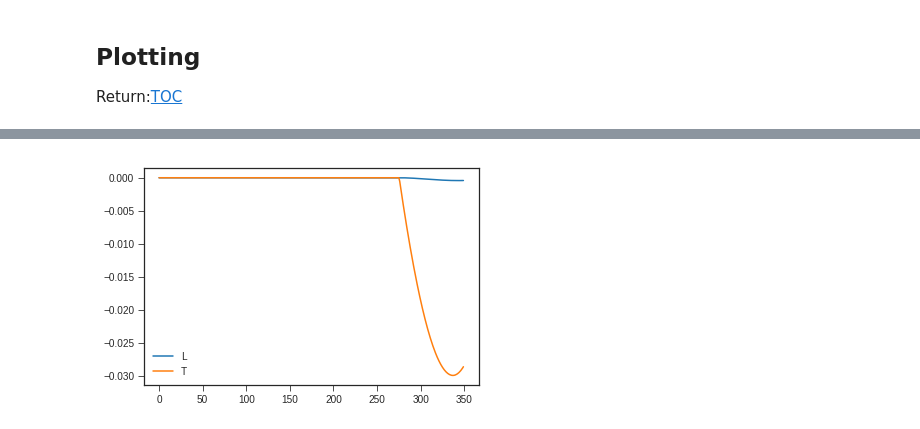
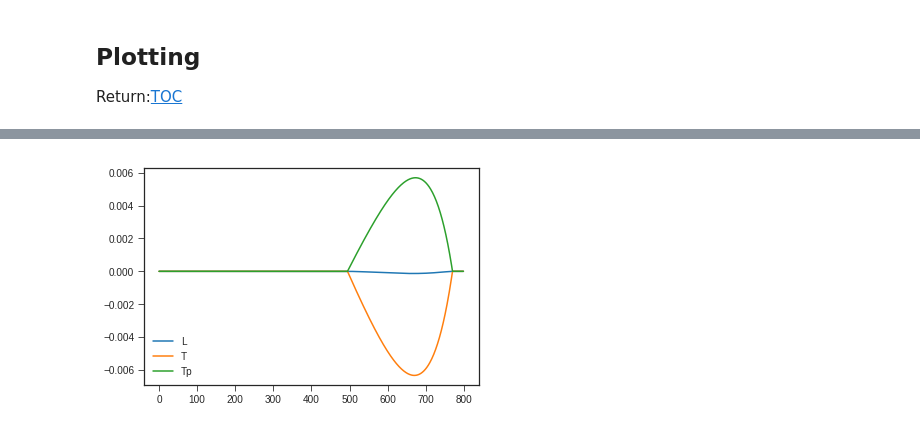
Before and after one commit to kdbartlett/Qweak, a Jupyter notebook: longitudinal_analysis/N_to_Delta_RFG/N_to_Delta_RFG.ipynb, the cells around one changed output, grey strips where cells are left out. Cells and saved outputs as stored; diff of their text form; code cells hidden in the pictures.

```diff
--- a/longitudinal_analysis/N_to_Delta_RFG/N_to_Delta_RFG.ipynb
+++ b/longitudinal_analysis/N_to_Delta_RFG/N_to_Delta_RFG.ipynb
@@ -58,11 +64,17 @@ def Kappa(q):
 def Lambda(w):
     return np.divide(w, 2.0*m_N)
 
+def mu(W):
+    return np.divide(W, m_N)
+
 def Tau(q, w):
     return np.square(Kappa(q)) - np.square(Lambda(w))
 
-def Rho(q, w):
-    return (1.0+np.divide(np.square(mu)-1.0, 4.0*Tau(q, w)))
+def Rho(W, q, w):
+    return (1.0+np.divide(np.square(mu(W))-1.0, 4.0*Tau(q, w)))
+
+def W_invar(q, w):
+    return np.sqrt(np.square(m_N + w) - np.square(q))
 # %% [markdown]
 ### Form Factor Parameterizations:
 Return:[TOC](#Table-of-Contents)
@@ -212,17 +225,17 @@ def C(q, w, A):
 def heaviside(x):
     return 0.5*(np.sign(x) + 1.0)
 
-def R_L_PC(q, w, A):
-    return C(q, w, A)*xi_f*(1.0 - np.square(Psi(q, w)))*U_L_PC(q, w)*heaviside(1.0-np.square(Psi(q, w)))
+def R_L_PC(W, q, w, A):
+    return C(q, w, A)*xi_f*(1.0 - np.square(Psi(W, q, w)))*U_L_PC(W, q, w)*heaviside(1.0-np.square(Psi(W, q, w)))
 
-def R_T_PC(q, w, A):
-    return C(q, w, A)*xi_f*(1.0 - np.square(Psi(q, w)))*U_T_PC(q, w)*heaviside(1.0-np.square(Psi(q, w)))
+def R_T_PC(W, q, w, A):
+    return C(q, w, A)*xi_f*(1.0 - np.square(Psi(W, q, w)))*U_T_PC(W, q, w)*heaviside(1.0-np.square(Psi(W, q, w)))
 
-def R_L_PV(q, w, A):
-    return C(q, w, A)*xi_f*(1.0 - np.square(Psi(q, w)))*U_L_PV(q, w)*heaviside(1.0-np.square(Psi(q, w)))
+def R_L_PV(W, q, w, A):
+    return C(q, w, A)*xi_f*(1.0 - np.square(Psi(W, q, w)))*U_L_PV(W, q, w)*heaviside(1.0-np.square(Psi(W, q, w)))
 
-def R_T_PV(q, w, A):
-    return C(q, w, A)*xi_f*(1.0 - np.square(Psi(q, w)))*U_T_PV(q, w)*heaviside(1.0-np.square(Psi(q, w)))
+def R_T_PV(W, q, w, A):
+    return C(q, w, A)*xi_f*(1.0 - np.square(Psi(W, q, w)))*U_T_PV(W, q, w)*heaviside(1.0-np.square(Psi(W, q, w)))
 
-def R_Tp_PV(q, w, A):
-    return C(q, w, A)*xi_f*(1.0 - np.square(Psi(q, w)))*U_Tp_PV(q, w)*heaviside(1.0-np.square(Psi(q, w)))
+def R_Tp_PV(W, q, w, A):
+    return C(q, w, A)*xi_f*(1.0 - np.square(Psi(W, q, w)))*U_Tp_PV(W, q, w)*heaviside(1.0-np.square(Psi(W, q, w)))
@@ -230,10 +270,10 @@ def R_Tp_PV(q, w, A):
 ## Plotting
 Return:[TOC](#Table-of-Contents)
 # %%
-w_range = np.arange(0.0, 350.0)
+w_range = np.arange(0.0, 800.0)
 # %%
-dat_R_L_PC = np.array([R_L_PC(350, i, 12) for i in w_range])
-dat_R_T_PC = np.array([R_T_PC(350, i, 12) for i in w_range])
-dat_R_L_PV = np.array([R_L_PV(350, i, 12) for i in w_range])
-dat_R_T_PV = np.array([R_T_PV(350, i, 12) for i in w_range])
-dat_R_Tp_PV = np.array([R_Tp_PV(350, i, 12) for i in w_range])
+dat_R_L_PC = np.array([R_L_PC(m_delta, 1000.0, i, 12.0) for i in w_range])
+dat_R_T_PC = np.array([R_T_PC(m_delta, 1000.0, i, 12.0) for i in w_range])
+dat_R_L_PV = np.array([R_L_PV(m_delta, 1000.0, i, 12.0) for i in w_range])
+dat_R_T_PV = np.array([R_T_PV(m_delta, 1000.0, i, 12.0) for i in w_range])
+dat_R_Tp_PV = np.array([R_Tp_PV(m_delta, 1000.0, i, 12.0) for i in w_range])
@@ -249,9 +298,9 @@ plt.show()
 # %%
 plt.figure()
 plt.plot(w_range, dat_R_L_PV, label='L')
 plt.plot(w_range, dat_R_T_PV, label='T')
-#plt.plot(w_range, dat_R_Tp_PV, label='Tp')
+plt.plot(w_range, dat_R_Tp_PV, label='Tp')
 plt.legend(loc='lower left')
 plt.show()
 # %% [output]
-[figure, old version]
+[figure, new version]
```
Also changed, not shown: parts of 14 cells of this notebook.
